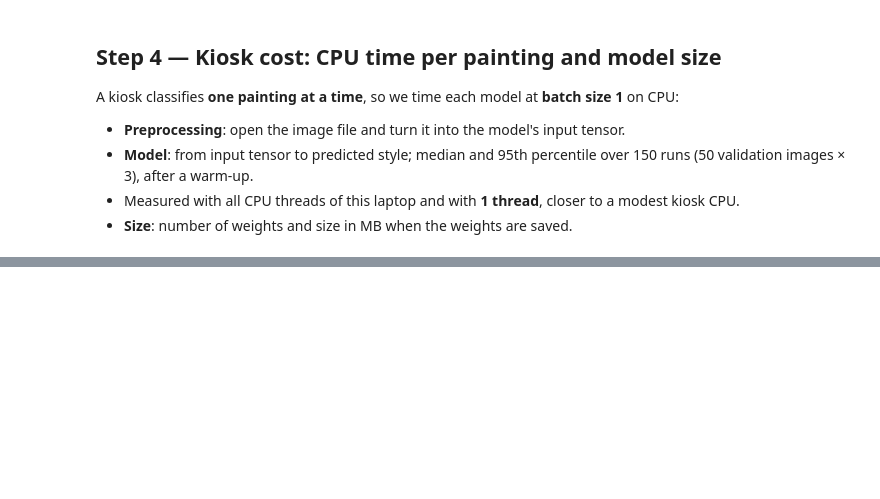
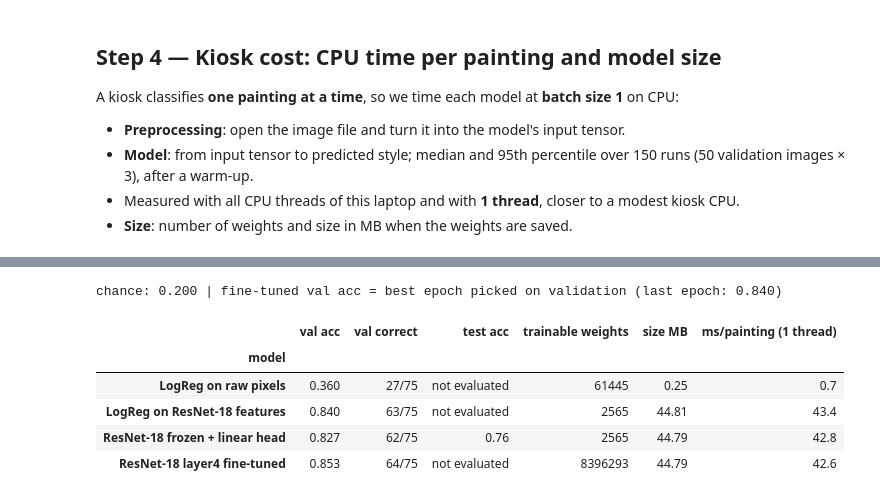
Before and after one commit to ntran-creator/Project-HSM, a Jupyter notebook: miguel_model.ipynb, the cells around one changed output, grey strips where cells are left out. Drawn from its saved outputs; the diff is of its cells as text; code cells hidden in the pictures; blank space fills up the shorter version.

Commit message:
Step 5: frozen ResNet-18 + linear head chosen on validation; test acc 0.760 (57/75, 95% CI 0.652-0.842); final results table

```diff
--- a/miguel_model.ipynb
+++ b/miguel_model.ipynb
@@ -597,0 +643,30 @@ ResNet-18 layer4 fine-tuned        0.853   11,179,077    44.79
+# %%
+# Final results table: validation for every model, test for the chosen model only
+rows = []
+for name in pipelines:
+    pre = "preprocessing (raw pixels, 64x64)" if name == "LogReg on raw pixels" else "preprocessing (ResNet, 224x224)"
+    rows.append({
+        "model": name,
+        "val acc": round(val_acc[name], 3),
+        "val correct": f"{round(val_acc[name] * n_val)}/{n_val}",
+        "test acc": round(test_acc, 3) if name == "ResNet-18 frozen + linear head" else None,
+        "trainable weights": {"LogReg on raw pixels": sizes[name][0],
+                              "LogReg on ResNet-18 features": logreg_feats["model"].coef_.size + logreg_feats["model"].intercept_.size,
+                              "ResNet-18 frozen + linear head": n_weights(head),
+                              "ResNet-18 layer4 fine-tuned": n_params_ft}[name],
+        "size MB": round(sizes[name][1], 2),
+        "ms/painting (1 thread)": round(timings[1][name][0] + timings[1][pre][0], 1),
+    })
+results = pd.DataFrame(rows).set_index("model")
+results["test acc"] = results["test acc"].astype(object).where(results["test acc"].notna(), "not evaluated")
+print("chance: 0.200 | fine-tuned val acc = best epoch picked on validation (last epoch: "
+      f"{history_ft['val_acc'][-1]:.3f})\n")
+results
+# %% [output]
+chance: 0.200 | fine-tuned val acc = best epoch picked on validation (last epoch: 0.840)
+|  | val acc | val correct | test acc | trainable weights | size MB | ms/painting (1 thread) |
+| model |  |  |  |  |  |  |
+| LogReg on raw pixels | 0.360 | 27/75 | not evaluated | 61445 | 0.25 | 0.7 |
+| LogReg on ResNet-18 features | 0.840 | 63/75 | not evaluated | 2565 | 44.81 | 43.4 |
+| ResNet-18 frozen + linear head | 0.827 | 62/75 | 0.76 | 2565 | 44.79 | 42.8 |
+| ResNet-18 layer4 fine-tuned | 0.853 | 64/75 | not evaluated | 8396293 | 44.79 | 42.6 |
```
Also changed, not shown: parts of 6 cells of this notebook.
